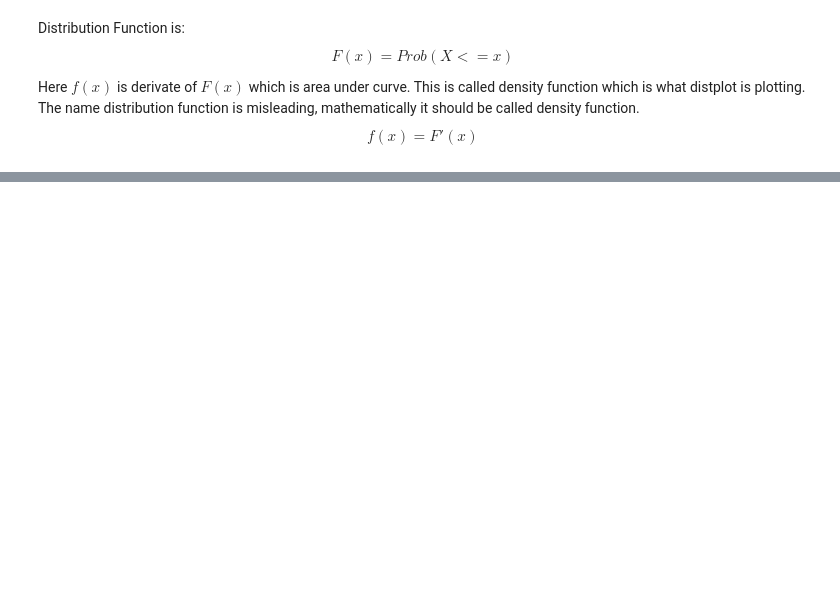
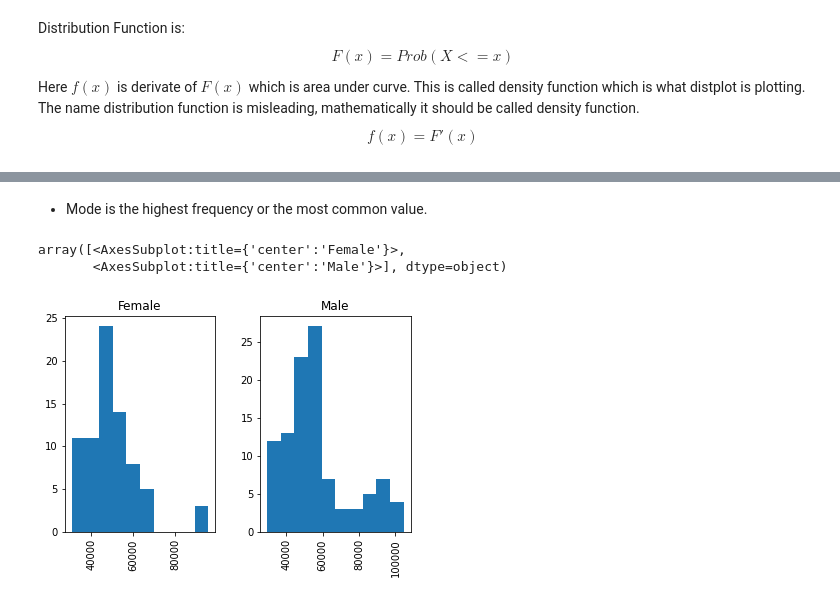
Before and after one commit to barnwalp/jupyter_notebook, a Jupyter notebook: CardioGoodFitness - Descriptive Statistics.ipynb, the cells around one changed output, grey strips where cells are left out. Saved outputs shown, nothing was run; the diff lists cells and outputs as text; code cells hidden in the pictures; blank space fills up the shorter version.

```diff
--- a/CardioGoodFitness - Descriptive Statistics.ipynb
+++ b/CardioGoodFitness - Descriptive Statistics.ipynb
@@ -183,0 +186,8 @@ $$ f(x) = F'(x) $$
+# %% [markdown]
+- Mode is the highest frequency or the most common value.
+# %%
+df.hist(by='Gender', column='Income')
+# %% [output]
+array([<AxesSubplot:title={'center':'Female'}>,
+       <AxesSubplot:title={'center':'Male'}>], dtype=object)
+[figure, added]
```
Also changed, not shown: parts of 18 cells of this notebook.
